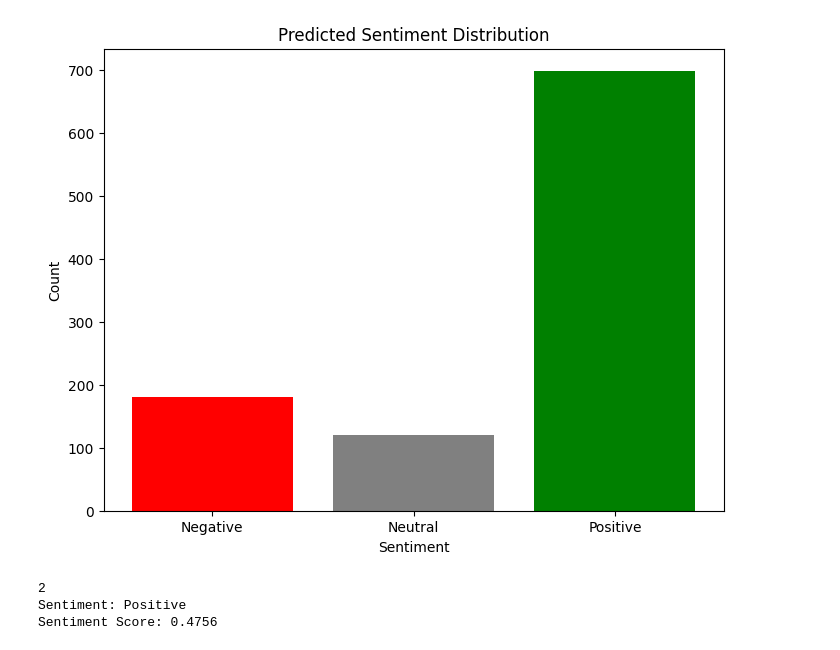
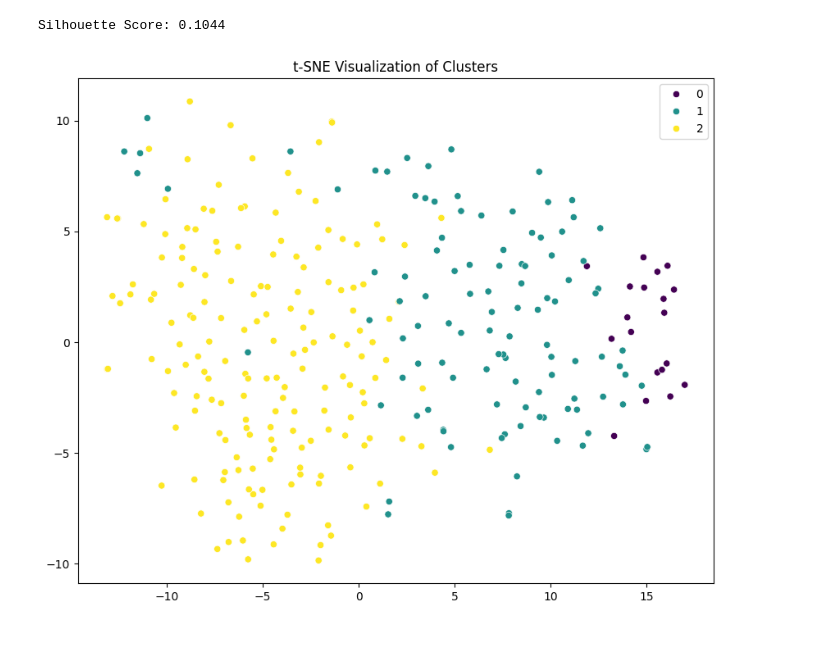
Before and after one commit to Sandushke/Sentiment-Analysis, a Jupyter notebook: XLnet.ipynb, the cells around one changed output. Drawn from its saved outputs; the diff is of its cells as text; code cells hidden in the pictures.

Commit message:
Added the clustering algorithm

```diff
--- a/XLnet.ipynb
+++ b/XLnet.ipynb
@@ -110,4 +139,7 @@ val_data, test_data = train_test_split(test_data, test_size=0.5, random_state=42
+# %%
+# Select the necessary features
+yelp_data = yelp_data[['text']]
 # %%
-# Load pre-trained BERT tokenizer and model in TensorFlow
+
 tokenizer = XLNetTokenizer.from_pretrained('xlnet-base-cased')
-model = XLNetForSequenceClassification.from_pretrained('xlnet-base-cased', num_labels=3)
+model = XLNetModel.from_pretrained('xlnet-base-cased')
@@ -345,16 +254,0 @@ plt.show()
-# %%
-# Count the predicted sentiment labels
-predicted_counts = [predictions.count(0), predictions.count(1), predictions.count(2)]
-
-# Define sentiment labels
-sentiment_labels = ['Negative', 'Neutral', 'Positive']
-
-# Create a bar chart
-plt.figure(figsize=(8, 6))
-plt.bar(sentiment_labels, predicted_counts, color=['red', 'gray', 'green'])
-plt.xlabel('Sentiment')
-plt.ylabel('Count')
-plt.title('Predicted Sentiment Distribution')
-plt.show()
-# %% [output]
-[figure, removed]
@@ -392,10 +255,41 @@ def analyze_sentiment(comment):
-# %%
-comment = "worst place"
-sentiment_label, sentiment_score = analyze_sentiment(comment)
-
-print(f"Sentiment: {sentiment_label}")
-print(f"Sentiment Score: {sentiment_score:.4f}")
-# %% [output]
-2
-Sentiment: Positive
-Sentiment Score: 0.4756
+# %%
+from sklearn.cluster import KMeans
+from sklearn.metrics import silhouette_score
+model.eval()
+embeddings = []
+
+with torch.no_grad():
+    for batch in tqdm(train_dataloader, desc='Generating Embeddings'):
+        batch = tuple(t.to(device) for t in batch)
+        input_ids, attention_mask = batch
+        outputs = model(input_ids, attention_mask=attention_mask)
+        embeddings.append(outputs.last_hidden_state.mean(dim=1).cpu().numpy())
+
+embeddings = np.concatenate(embeddings, axis=0)
+
+# Apply Clustering (Example: K-Means)
+num_clusters = 3  # You can adjust this based on your requirements
+kmeans = KMeans(n_clusters=num_clusters, random_state=42)
+cluster_labels = kmeans.fit_predict(embeddings)
+
+# Evaluate Clustering (Example: Silhouette Score)
+silhouette_avg = silhouette_score(embeddings, cluster_labels)
+print(f'Silhouette Score: {silhouette_avg:.4f}')
+# %% [output]
+Silhouette Score: 0.1044
+# %%
+from sklearn.manifold import TSNE
+
+tsne = TSNE(n_components=2, random_state=42)
+embeddings_2d = tsne.fit_transform(embeddings)
+
+# Visualize Clusters
+import matplotlib.pyplot as plt
+import seaborn as sns
+
+plt.figure(figsize=(10, 8))
+sns.scatterplot(x=embeddings_2d[:, 0], y=embeddings_2d[:, 1], hue=cluster_labels, palette='viridis', legend='full')
+plt.title('t-SNE Visualization of Clusters')
+plt.show()
+# %% [output]
+[figure, added]
```
Also changed, not shown: parts of 22 cells of this notebook.
